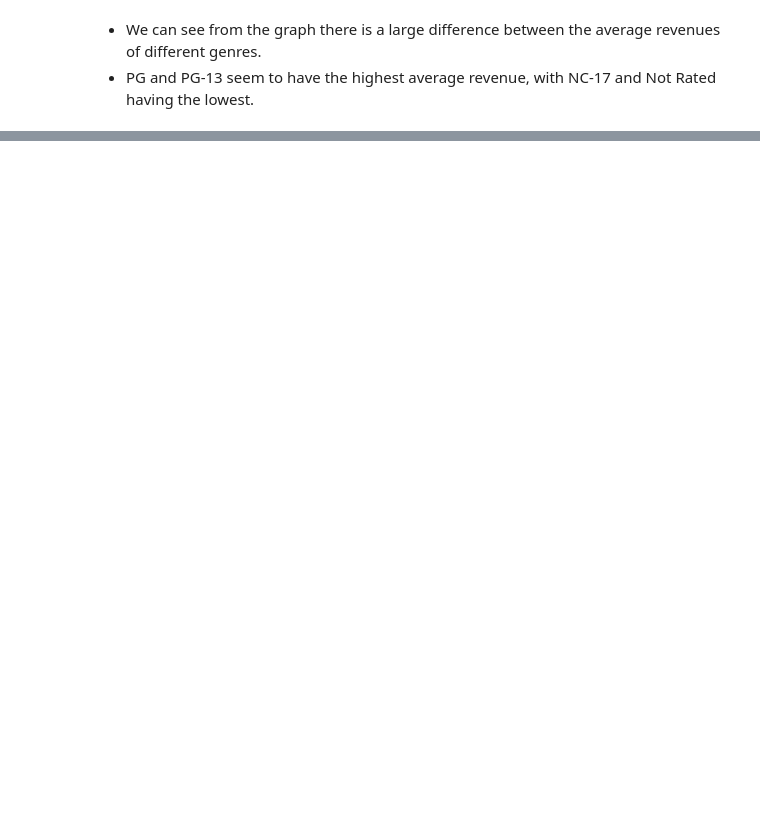
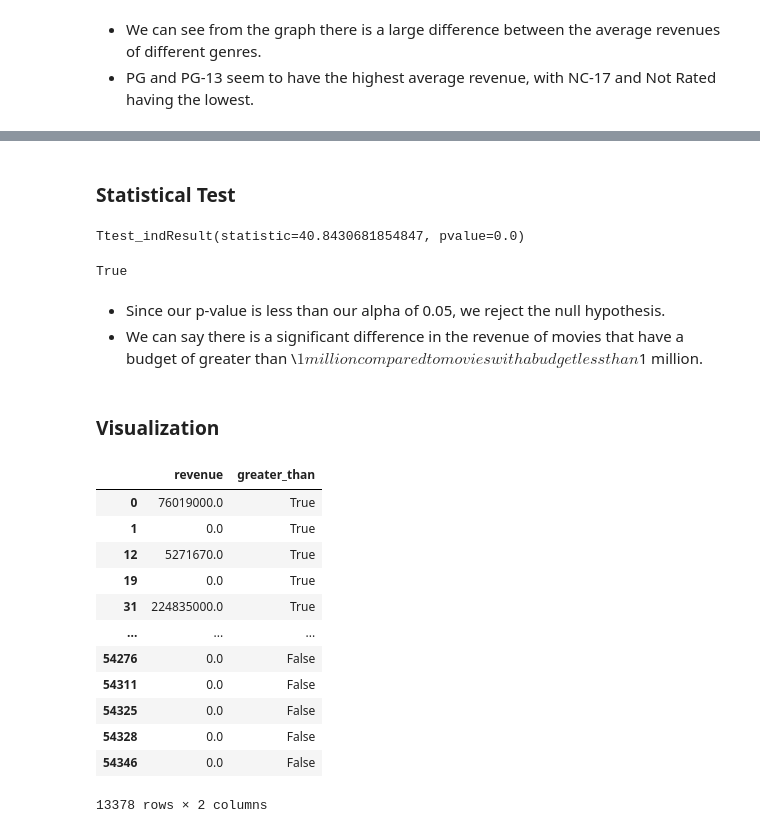
Before and after one commit to Zach-Hanson3/Project-3, a Jupyter notebook: Hypothesis Testing.ipynb, the cells around one changed output, grey strips where cells are left out. Cells and saved outputs as stored; diff of their text form; code cells hidden in the pictures; blank space fills up the shorter version.

```diff
--- a/Hypothesis Testing.ipynb
+++ b/Hypothesis Testing.ipynb
@@ -158,0 +236,34 @@ Text(0, 0.5, 'revenue (millions of dollars)')
+# %% [markdown]
+### Statistical Test
+# %%
+result = stats.ttest_ind(greater_than_group, less_than_group, equal_var=False)
+
+print(result)
+result.pvalue < 0.05
+# %% [output]
+Ttest_indResult(statistic=40.8430681854847, pvalue=0.0)
+True
+# %% [markdown]
+- Since our p-value is less than our alpha of 0.05, we reject the null hypothesis.
+- We can say there is a significant difference in the revenue of movies that have a budget of greater than \\$1 million compared to movies with a budget less than $1 million.
+# %% [markdown]
+### Visualization
+# %%
+plot_df = pd.concat([greater_than.loc[~greater_outliers],
+                     less_than.loc[~less_outliers]],
+                     axis=0)
+plot_df
+# %% [output]
+|  | revenue | greater_than |
+| 0 | 76019000.0 | True |
+| 1 | 0.0 | True |
+| 12 | 5271670.0 | True |
+| 19 | 0.0 | True |
+| 31 | 224835000.0 | True |
+| ... | ... | ... |
+| 54276 | 0.0 | False |
+| 54311 | 0.0 | False |
+| 54325 | 0.0 | False |
+| 54328 | 0.0 | False |
+| 54346 | 0.0 | False |
+13378 rows × 2 columns
```
Also changed, not shown: parts of 35 cells of this notebook.
